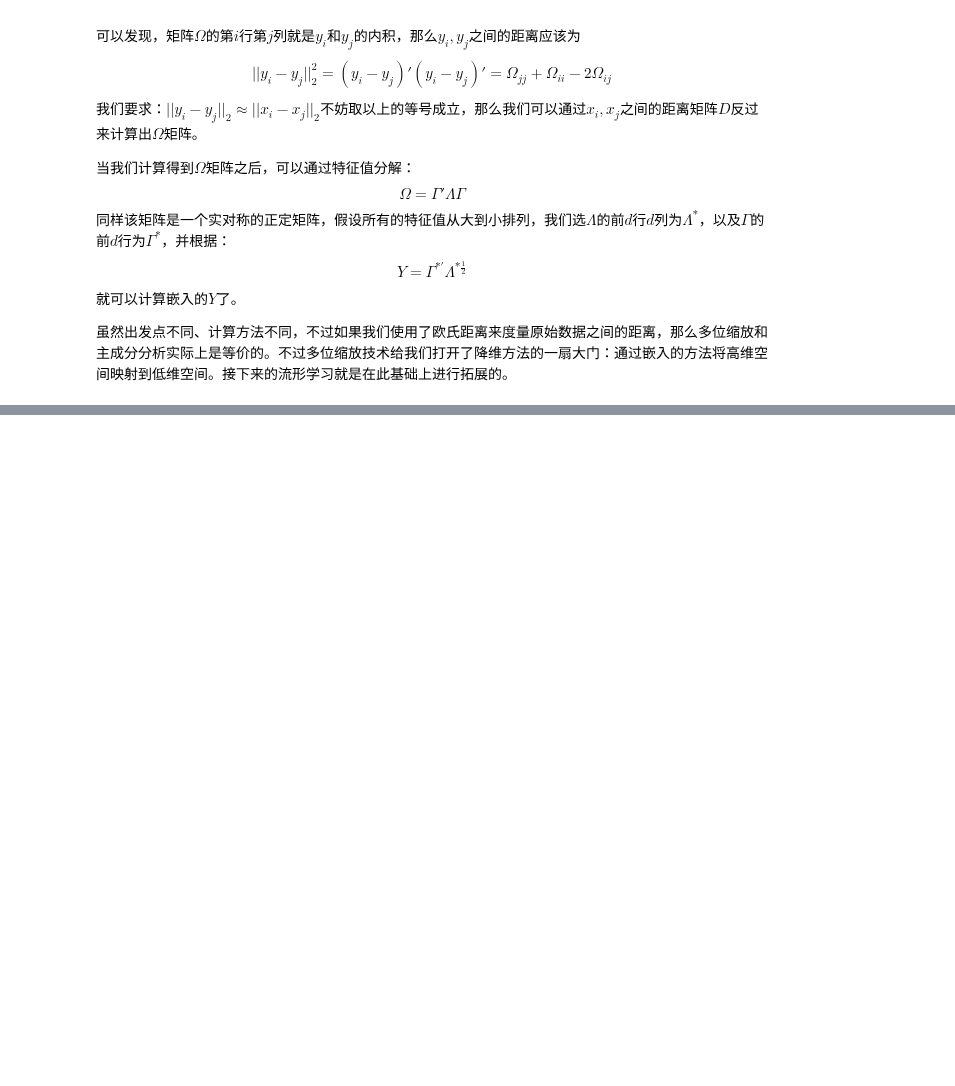
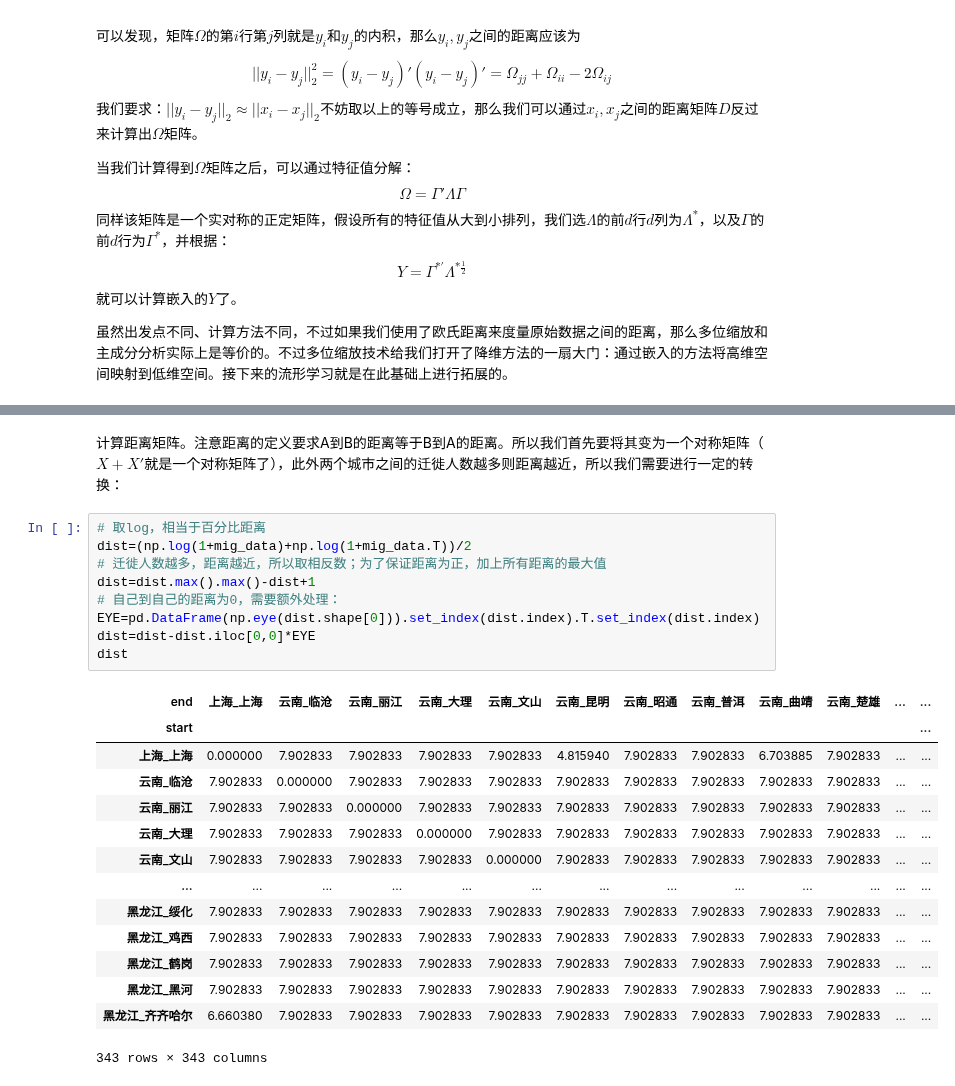
Before and after one commit to sijichun/PythonTutor, a Jupyter notebook: PCA_Manifold.ipynb, the cells around one changed output, grey strips where cells are left out. Drawn from its saved outputs; the diff is of its cells as text; blank space fills up the shorter version.

```diff
--- a/PCA_Manifold.ipynb
+++ b/PCA_Manifold.ipynb
@@ -258,0 +374,26 @@ plt.show()
+# %% [markdown]
+计算距离矩阵。注意距离的定义要求A到B的距离等于B到A的距离。所以我们首先要将其变为一个对称矩阵（$X+X'$就是一个对称矩阵了），此外两个城市之间的迁徙人数越多则距离越近，所以我们需要进行一定的转换：
+# %%
+# 取log，相当于百分比距离
+dist=(np.log(1+mig_data)+np.log(1+mig_data.T))/2
+# 迁徙人数越多，距离越近，所以取相反数；为了保证距离为正，加上所有距离的最大值
+dist=dist.max().max()-dist+1
+# 自己到自己的距离为0，需要额外处理：
+EYE=pd.DataFrame(np.eye(dist.shape[0])).set_index(dist.index).T.set_index(dist.index)
+dist=dist-dist.iloc[0,0]*EYE
+dist
+# %% [output]
+| end | 上海_上海 | 云南_临沧 | 云南_丽江 | 云南_大理 | 云南_文山 | 云南_昆明 | 云南_昭通 | 云南_普洱 | 云南_曲靖 | 云南_楚雄 | ... | ... |
+| start |  |  |  |  |  |  |  |  |  |  |  | ... |
+| 上海_上海 | 0.000000 | 7.902833 | 7.902833 | 7.902833 | 7.902833 | 4.815940 | 7.902833 | 7.902833 | 6.703885 | 7.902833 | ... | ... |
+| 云南_临沧 | 7.902833 | 0.000000 | 7.902833 | 7.902833 | 7.902833 | 7.902833 | 7.902833 | 7.902833 | 7.902833 | 7.902833 | ... | ... |
+| 云南_丽江 | 7.902833 | 7.902833 | 0.000000 | 7.902833 | 7.902833 | 7.902833 | 7.902833 | 7.902833 | 7.902833 | 7.902833 | ... | ... |
+| 云南_大理 | 7.902833 | 7.902833 | 7.902833 | 0.000000 | 7.902833 | 7.902833 | 7.902833 | 7.902833 | 7.902833 | 7.902833 | ... | ... |
+| 云南_文山 | 7.902833 | 7.902833 | 7.902833 | 7.902833 | 0.000000 | 7.902833 | 7.902833 | 7.902833 | 7.902833 | 7.902833 | ... | ... |
+| ... | ... | ... | ... | ... | ... | ... | ... | ... | ... | ... | ... | ... |
+| 黑龙江_绥化 | 7.902833 | 7.902833 | 7.902833 | 7.902833 | 7.902833 | 7.902833 | 7.902833 | 7.902833 | 7.902833 | 7.902833 | ... | ... |
+| 黑龙江_鸡西 | 7.902833 | 7.902833 | 7.902833 | 7.902833 | 7.902833 | 7.902833 | 7.902833 | 7.902833 | 7.902833 | 7.902833 | ... | ... |
+| 黑龙江_鹤岗 | 7.902833 | 7.902833 | 7.902833 | 7.902833 | 7.902833 | 7.902833 | 7.902833 | 7.902833 | 7.902833 | 7.902833 | ... | ... |
+| 黑龙江_黑河 | 7.902833 | 7.902833 | 7.902833 | 7.902833 | 7.902833 | 7.902833 | 7.902833 | 7.902833 | 7.902833 | 7.902833 | ... | ... |
+| 黑龙江_齐齐哈尔 | 6.660380 | 7.902833 | 7.902833 | 7.902833 | 7.902833 | 7.902833 | 7.902833 | 7.902833 | 7.902833 | 7.902833 | ... | ... |
+343 rows × 343 columns
```
Also changed, not shown: parts of 19 cells of this notebook.
